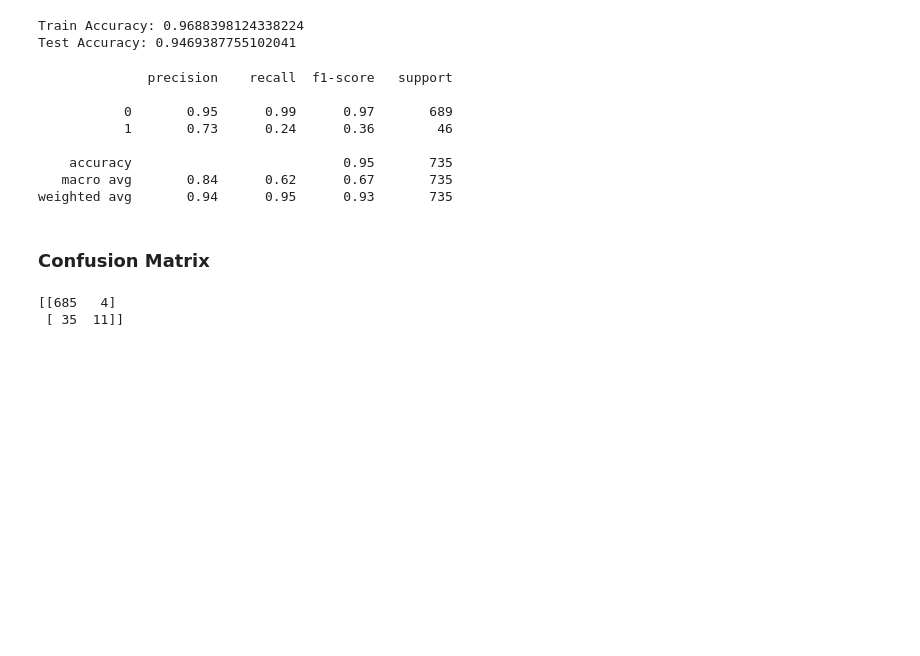
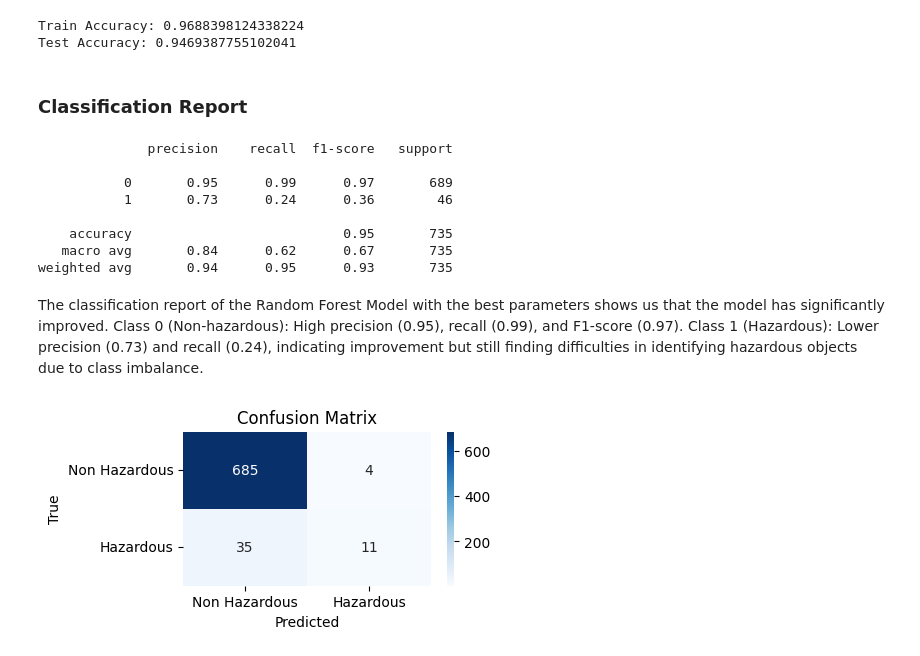
Before and after one commit to parul0315/Applied-Python-Projects-Business-Simulation-Space-Object-Classification, a Jupyter notebook: Task2/main.ipynb, the cells around one changed output. Cells and saved outputs as stored; diff of their text form; code cells hidden in the pictures; blank space fills up the shorter version.

```diff
--- a/Task2/main.ipynb
+++ b/Task2/main.ipynb
@@ -789,5 +837,7 @@ print(f"Test Accuracy: {rf_random.score(X_test, y_test)}")
 Train Accuracy: 0.9688398124338224
 Test Accuracy: 0.9469387755102041
 # %%
-Y_pred_random = rf_random.best_estimator_.predict(X_test)
+y_pred_random = rf_random.best_estimator_.predict(X_test)
+# %% [markdown]
+### Classification Report
 # %%
@@ -801,11 +851,18 @@ print(classification_report(Y_test, Y_pred_random))
     accuracy                           0.95       735
    macro avg       0.84      0.62      0.67       735
 weighted avg       0.94      0.95      0.93       735
-# %% [markdown]
-### Confusion Matrix
-# %%
-cm = confusion_matrix(Y_test, Y_pred_random)
-print(cm)
-# %% [output]
-[[685   4]
- [ 35  11]]
+# %% [markdown]
+The classification report of the Random Forest Model with the best parameters shows us that the model has significantly improved.
+Class 0 (Non-hazardous): High precision (0.95), recall (0.99), and F1-score (0.97).
+Class 1 (Hazardous): Lower precision (0.73) and recall (0.24), indicating improvement but still finding difficulties in identifying hazardous objects due to class imbalance.
+# %%
+cm = confusion_matrix(y_test, y_pred_random)
+
+plt.figure(figsize=(4, 2))
+sns.heatmap(cm, annot=True, fmt='d', cmap='Blues', xticklabels=['Non Hazardous', 'Hazardous'], yticklabels=['Non Hazardous', 'Hazardous'])
+plt.title('Confusion Matrix')
+plt.xlabel('Predicted')
+plt.ylabel('True')
+plt.show()
+# %% [output]
+[figure, added]
```
Also changed, not shown: parts of 21 cells of this notebook, 1 other file.
